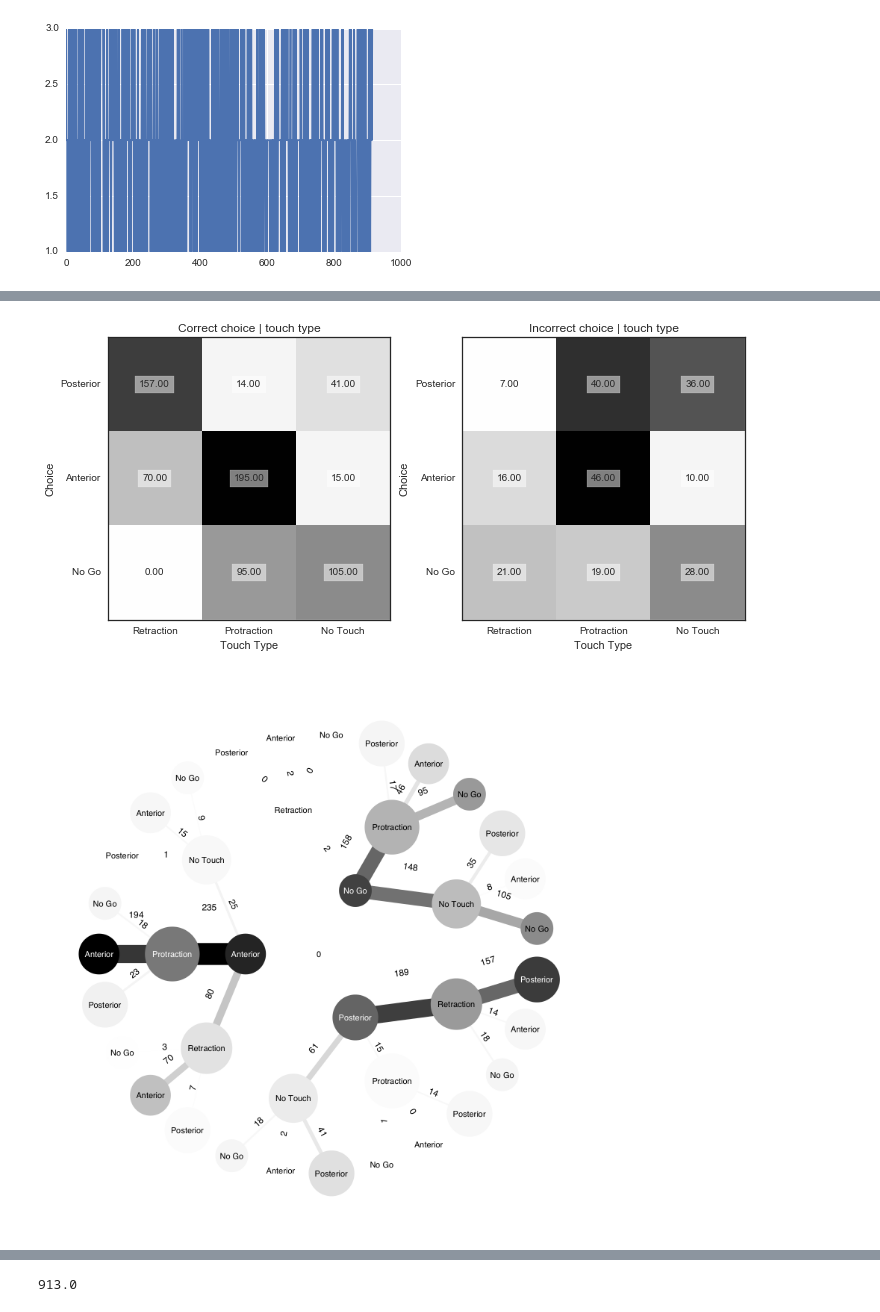
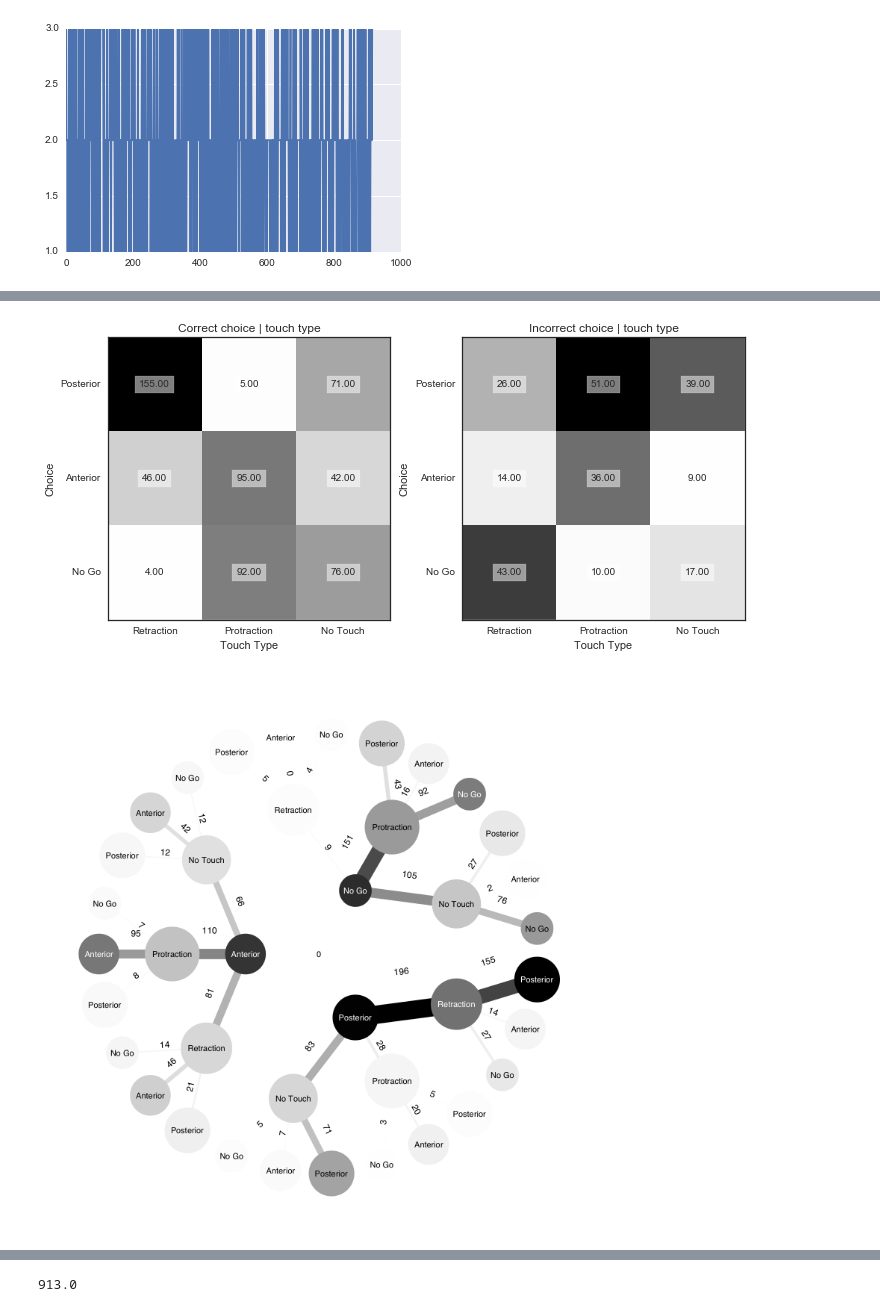
Before and after one commit to mathewzilla/whiskfree, a Jupyter notebook: tf/Totally Random.ipynb, the cells around one changed output, grey strips where cells are left out. Drawn from its saved outputs; the diff is of its cells as text; code cells hidden in the pictures.

```diff
--- a/tf/Totally Random.ipynb
+++ b/tf/Totally Random.ipynb
@@ -40,7 +40,7 @@ def data_load_and_parse(mouse_name):
 
     return tt_c, ch_c, clean, s_c, ab_c
 # %%
-mouse_name = '32_r'
+mouse_name = '36_r'
 tt, ch, clean, sess, AB = data_load_and_parse(mouse_name)
 
 
@@ -538,9 +538,9 @@ gt.graph_draw?
 ## Load and plot protraction/retraction trial data for one mouse
 # %%
 # quick load and classification of pro/ret data
-tt = pd.read_csv('~/work/whiskfree/data/tt_32_subset_sorted.csv',header=None)
-ch = pd.read_csv('~/work/whiskfree/data/ch_32_subset_sorted.csv',header=None)
-proret = pd.read_csv('~/work/whiskfree/data/proret_32_subset_sorted.csv',header=None)
+tt = pd.read_csv('~/work/whiskfree/data/tt_36_subset_sorted.csv',header=None)
+ch = pd.read_csv('~/work/whiskfree/data/ch_36_subset_sorted.csv',header=None)
+proret = pd.read_csv('~/work/whiskfree/data/proret_36_subset_sorted.csv',header=None)
 
 tt = tt.values.reshape(-1,1)
 ch = ch.values.reshape(-1,1)
@@ -746,12 +749,15 @@ with sns.axes_style("white"):
 
 plt.tight_layout()
 
-plt.savefig('../figs/classification/pro_ret/310816/Correct_incorrect_confmatrix_Ch_32.png')
+# plt.savefig('../figs/classification/pro_ret/310816/Correct_incorrect_confmatrix_Ch_32.png')
+plt.savefig('../figs/classification/pro_ret/36/Correct_incorrect_confmatrix_Ch_36.png')
 # %% [output]
-[figure, old version]
+[figure, new version]
 # %%
 # Try graph of trialtype/choice/touchtype plots
 # P_ijk_ON
+
+# import graph_tool.all as gt
 
 cm_3 = np.zeros([3,3,3])
 for i in range(len(tt) - 2):
@@ -787,32 +793,34 @@ for i in range(cm_3.shape[0]):
         e = cm_G.add_edge(v,v2)
 
         edge_weights_cm_G[e] = np.sum(cm_3[i,j]) /4
         edge_labels_cm_G[e] = str(int(np.sum(cm_3[i,j])))
         node_size_cm_G[v2] = np.sum(cm_3[i,j]) /4
 
         for k in range(cm_3.shape[2]):
             v3 = cm_G.add_vertex()
             node_labels_cm_G[v3] = choices[k]
             e2 = cm_G.add_edge(v2,v3)
 
             edge_weights_cm_G[e2] = int(cm_3[i,j,k])/4
             edge_labels_cm_G[e2] = str(int(cm_3[i,j,k]))
             node_size_cm_G[v3] = int(cm_3[i,j,k])/2
 
 # Plot graph
 pos = gt.radial_tree_layout(cm_G,cm_G.vertex(0))
 # cmap = sns.diverging_palette(220,10, l=70, as_cmap=True, center="dark") # blue to green via black
 cmap =plt.get_cmap('Greys')
 gt.graph_draw(cm_G,pos=pos,vertex_size=node_size_cm_G,edge_pen_width=edge_weights_cm_G,
               vertex_text = node_labels_cm_G, #vertex_text_position = 'centered',
               edge_text=edge_labels_cm_G,
               vertex_font_size = 22, vertex_font_family = 'sansserif',
               edge_font_size = 24, edge_font_family = 'sansserif',
               ecmap=cmap, vcmap=cmap,
               edge_color = edge_weights_cm_G,
               vertex_color = node_size_cm_G,
               vertex_fill_color = node_size_cm_G,
               output_size=(1500, 1500), fit_view=0.8,
-              output="../figs/classification/pro_ret/310816/tt_touch_ch_graph_BW_"+ mouse_name +".pdf")
+#               output="../figs/classification/pro_ret/310816/tt_touch_ch_graph_BW_"+ mouse_name +".pdf")
+
+              output="../figs/classification/pro_ret/36/tt_touch_ch_graph_BW_"+ mouse_name +".pdf")
 # %% [output]
-[figure, old version]
+[figure, new version]
```
Also changed, not shown: parts of 10 cells of this notebook, 4 other files.
